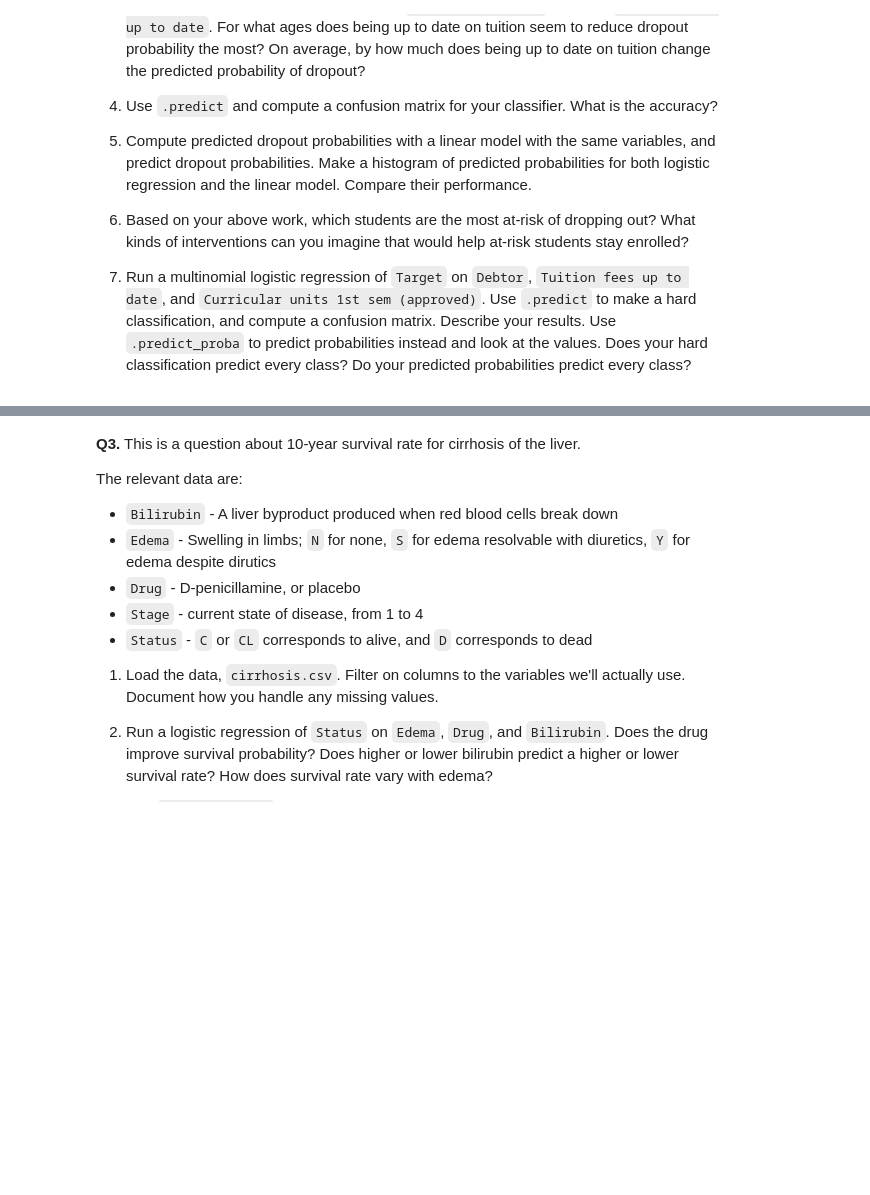
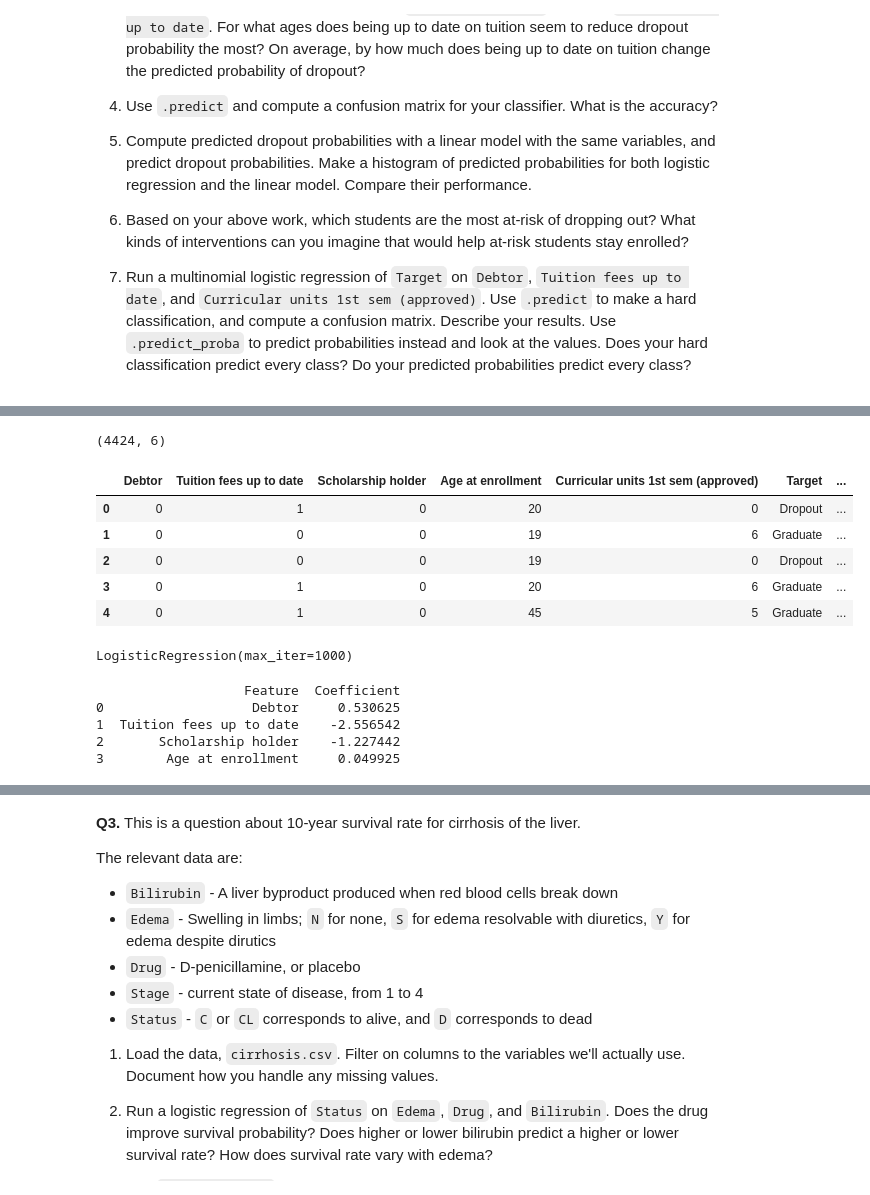
Before and after one commit to richarddo3/undergrad_ml_assignments, a Jupyter notebook: 05_assignment_glm.ipynb, the cells around one changed output, grey strips where cells are left out. Drawn from its saved outputs; the diff is of its cells as text; code cells hidden in the pictures; blank space fills up the shorter version.

```diff
--- a/05_assignment_glm.ipynb
+++ b/05_assignment_glm.ipynb
@@ -60,0 +86,4 @@ The relevant variables are:
+# %%
+import pandas as pd
+
+df = pd.read_csv("undergrad_ml_assignments/data/data.csv", sep=";")
@@ -60,0 +111,4 @@ The relevant variables are:
+# %%
+df.shape
+# %% [output]
+(4424, 6)
@@ -60,0 +117,41 @@ The relevant variables are:
+# %%
+df.head()
+# %% [output]
+|  | Debtor | Tuition fees up to date | Scholarship holder | Age at enrollment | Curricular units 1st sem (approved) | Target | ... |
+| 0 | 0 | 1 | 0 | 20 | 0 | Dropout | ... |
+| 1 | 0 | 0 | 0 | 19 | 6 | Graduate | ... |
+| 2 | 0 | 0 | 0 | 19 | 0 | Dropout | ... |
+| 3 | 0 | 1 | 0 | 20 | 6 | Graduate | ... |
+| 4 | 0 | 1 | 0 | 45 | 5 | Graduate | ... |
+# %%
+#2.2
+from sklearn.linear_model import LogisticRegression
+
+X = df[[
+    "Debtor",
+    "Tuition fees up to date",
+    "Scholarship holder",
+    "Age at enrollment"
+]]
+
+y = df["dropout"]
+
+model = LogisticRegression(max_iter=1000)
+model.fit(X, y)
+# %% [output]
+LogisticRegression(max_iter=1000)
+# %%
+import pandas as pd
+
+coef_df = pd.DataFrame({
+    "Feature": X.columns,
+    "Coefficient": model.coef_[0]
+})
+
+print(coef_df)
+# %% [output]
+                   Feature  Coefficient
+0                   Debtor     0.530625
+1  Tuition fees up to date    -2.556542
+2       Scholarship holder    -1.227442
+3        Age at enrollment     0.049925
```
Also changed, not shown: parts of 24 cells of this notebook.
